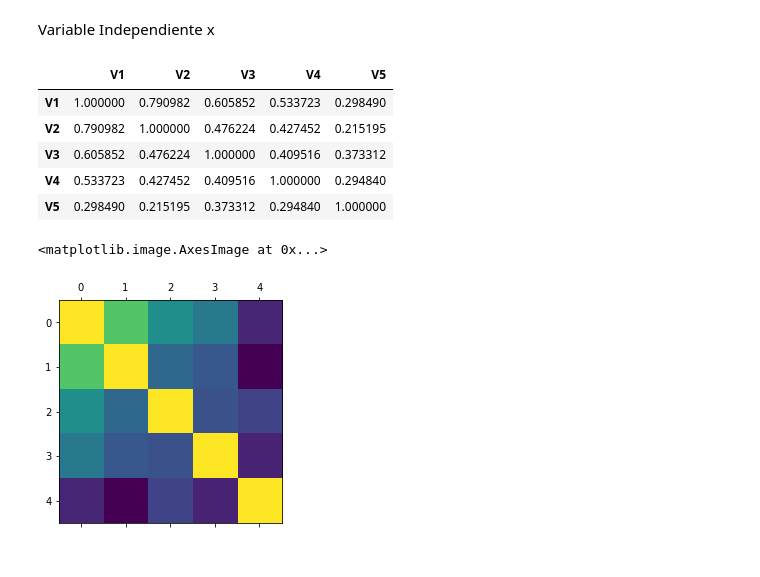
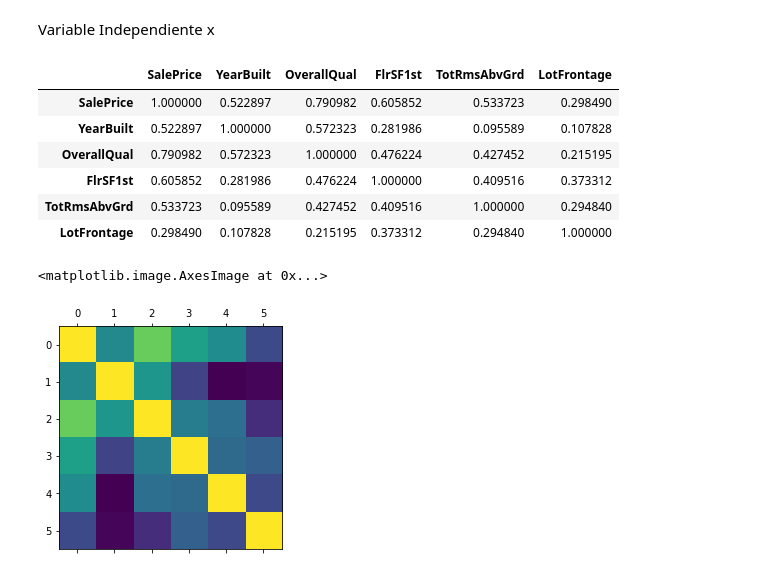
Before and after one commit to ms0827/Proyecto_Final, a Jupyter notebook: Proyecto_final.ipynb, the cells around one changed output. Saved outputs shown, nothing was run; the diff lists cells and outputs as text; code cells hidden in the pictures.

```diff
--- a/Proyecto_final.ipynb
+++ b/Proyecto_final.ipynb
@@ -36,10 +54,10 @@ rango
 # Revision de la Data
 # %%
 # Nombrar las Variables
-data = pd.DataFrame(data=data_proy, columns=['V1', 'V2', 'V3', 'V4', 'year', 'V5'])
+data = pd.DataFrame(data=data_proy, columns=['SalePrice', 'OverallQual', 'FlrSF1st', 'TotRmsAbvGrd', 'YearBuilt', 'LotFrontage'])
 # %%
 # Reordenar variables, anio primera variable
-data = data[['year','V1','V2','V3','V4','V5']]
+data = data[['SalePrice', 'YearBuilt', 'OverallQual', 'FlrSF1st', 'TotRmsAbvGrd', 'LotFrontage']]
 # %%
 # Revisiones valores NaN
 data.isnull().any()
@@ -328,16 +377,17 @@ plt.show
 # %% [markdown]
 Variable Independiente x
 # %%
-df2.corr(method="pearson")
+data.corr(method="pearson")
 # %% [output]
-|  | V1 | V2 | V3 | V4 | V5 |
-| V1 | 1.000000 | 0.790982 | 0.605852 | 0.533723 | 0.298490 |
-| V2 | 0.790982 | 1.000000 | 0.476224 | 0.427452 | 0.215195 |
-| V3 | 0.605852 | 0.476224 | 1.000000 | 0.409516 | 0.373312 |
-| V4 | 0.533723 | 0.427452 | 0.409516 | 1.000000 | 0.294840 |
-| V5 | 0.298490 | 0.215195 | 0.373312 | 0.294840 | 1.000000 |
+|  | SalePrice | YearBuilt | OverallQual | FlrSF1st | TotRmsAbvGrd | LotFrontage |
+| SalePrice | 1.000000 | 0.522897 | 0.790982 | 0.605852 | 0.533723 | 0.298490 |
+| YearBuilt | 0.522897 | 1.000000 | 0.572323 | 0.281986 | 0.095589 | 0.107828 |
+| OverallQual | 0.790982 | 0.572323 | 1.000000 | 0.476224 | 0.427452 | 0.215195 |
+| FlrSF1st | 0.605852 | 0.281986 | 0.476224 | 1.000000 | 0.409516 | 0.373312 |
+| TotRmsAbvGrd | 0.533723 | 0.095589 | 0.427452 | 0.409516 | 1.000000 | 0.294840 |
+| LotFrontage | 0.298490 | 0.107828 | 0.215195 | 0.373312 | 0.294840 | 1.000000 |
 # %%
-plt.matshow(df2.corr())
+plt.matshow(data.corr())
 # %% [output]
 <matplotlib.image.AxesImage at 0x...>
-[figure, old version]
+[figure, new version]
```
Also changed, not shown: parts of 60 cells of this notebook.
